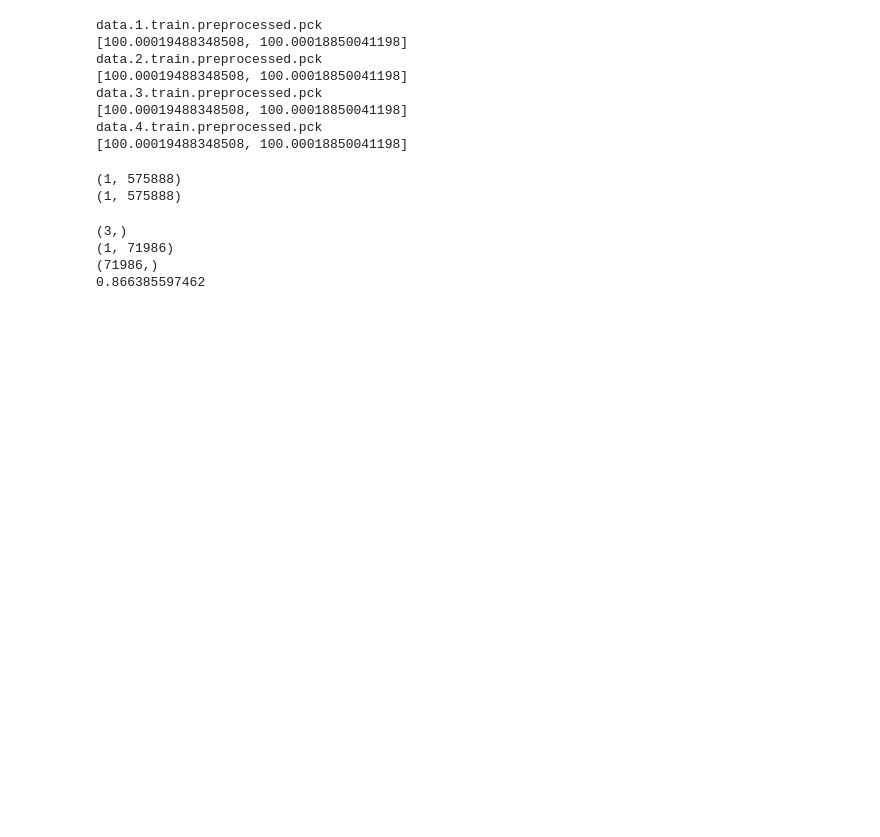
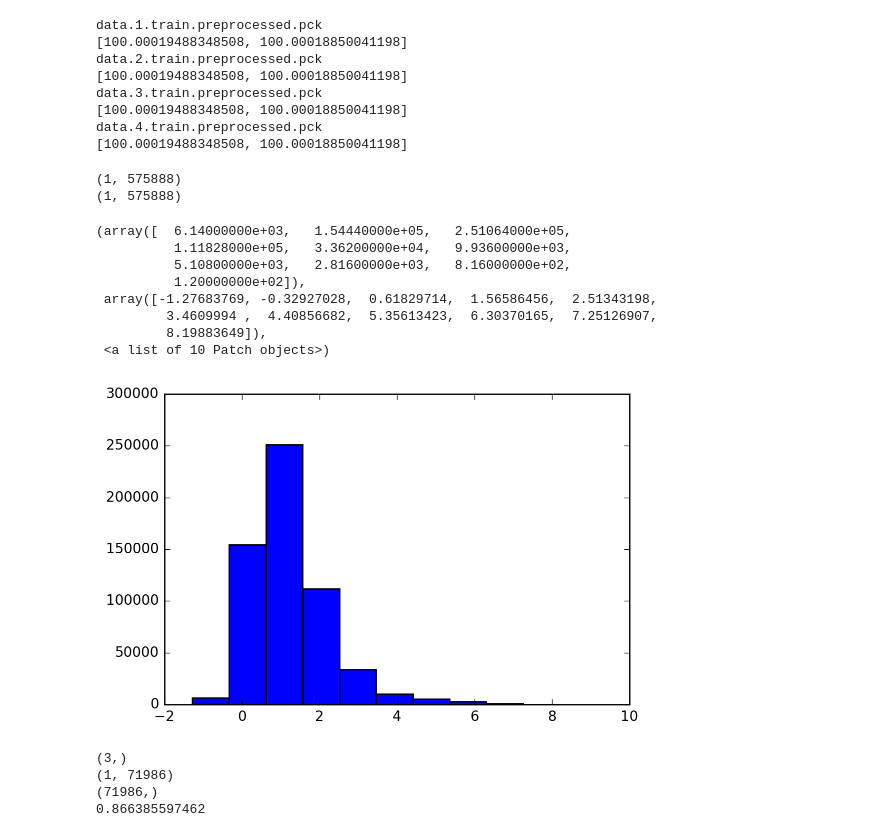
Before and after one commit to torbenator/calcium_spikes, a Jupyter notebook: calcium_imaging.ipynb, the cells around one changed output. Saved outputs shown, nothing was run; the diff lists cells and outputs as text; code cells hidden in the pictures; blank space fills up the shorter version.

Commit message:
ROC stuff. cool plots. etc.

```diff
--- a/calcium_imaging.ipynb
+++ b/calcium_imaging.ipynb
@@ -80,9 +82,19 @@ data.4.train.preprocessed.pck
 # %%
 print all_calcium.shape
 print all_spikes.shape
+plt.hist(all_calcium[0,:])
 # %% [output]
 (1, 575888)
 (1, 575888)
+(array([  6.14000000e+03,   1.54440000e+05,   2.51064000e+05,
+          1.11828000e+05,   3.36200000e+04,   9.93600000e+03,
+          5.10800000e+03,   2.81600000e+03,   8.16000000e+02,
+          1.20000000e+02]),
+ array([-1.27683769, -0.32927028,  0.61829714,  1.56586456,  2.51343198,
+         3.4609994 ,  4.40856682,  5.35613423,  6.30370165,  7.25126907,
+         8.19883649]),
+ <a list of 10 Patch objects>)
+[figure, added]
 # %%
 
 def build_offset_features(raw_dat,n_offsets, forward=True, backward=True, verbose=False):
```
Also changed, not shown: parts of 10 cells of this notebook.
